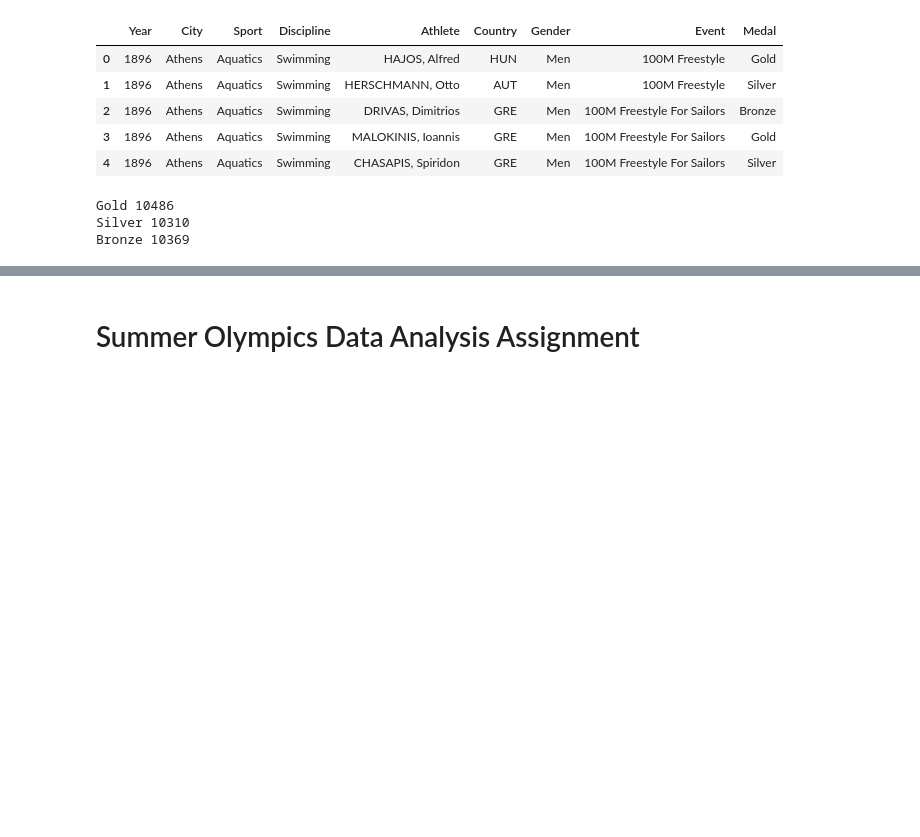
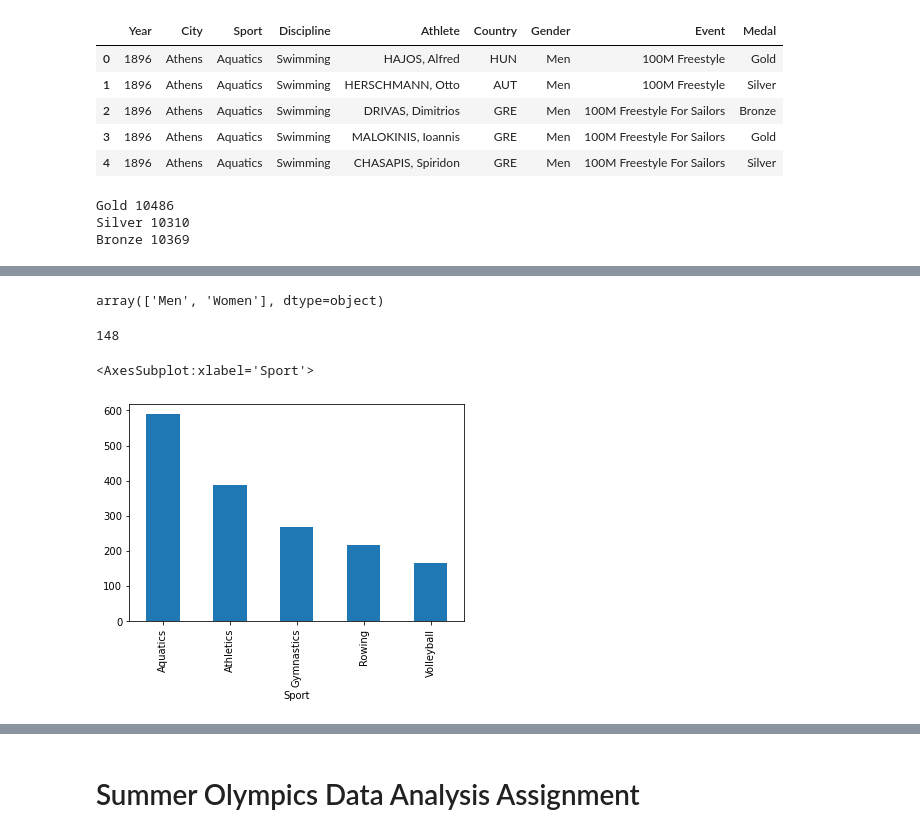
Before and after one commit to manuvarghese0603/Summer-Olympics, a Jupyter notebook: Summer.ipynb, the cells around one changed output, grey strips where cells are left out. Drawn from its saved outputs; the diff is of its cells as text; code cells hidden in the pictures; blank space fills up the shorter version.

```diff
--- a/Summer.ipynb
+++ b/Summer.ipynb
@@ -54,0 +98,4 @@ event_sorted = event_df.sort_values(by = 'Freq',ascending = False)
+# %%
+df['Gender'].unique()
+# %% [output]
+array(['Men', 'Women'], dtype=object)
@@ -55 +110,20 @@ event_sorted = event_df.sort_values(by = 'Freq',ascending = False)
+# %%
+len(df['Country'].unique())
+# %% [output]
+148
+# %%
+df = pd.read_csv('summer.csv')
+
+# Creating Filter for gold medal
+f_filter = df['Medal']=='Gold'
+df = df[f_filter]
+
+# Creating Filter for Country
+f_filter = df['Gender']=='Women'
+df = df[f_filter]
+
+df.groupby('Sport')['Medal'].count().sort_values(ascending = False).head().plot.bar()
+# %% [output]
+<AxesSubplot:xlabel='Sport'>
+[figure, added]
 # %%
```
Also changed, not shown: parts of 22 cells of this notebook.
